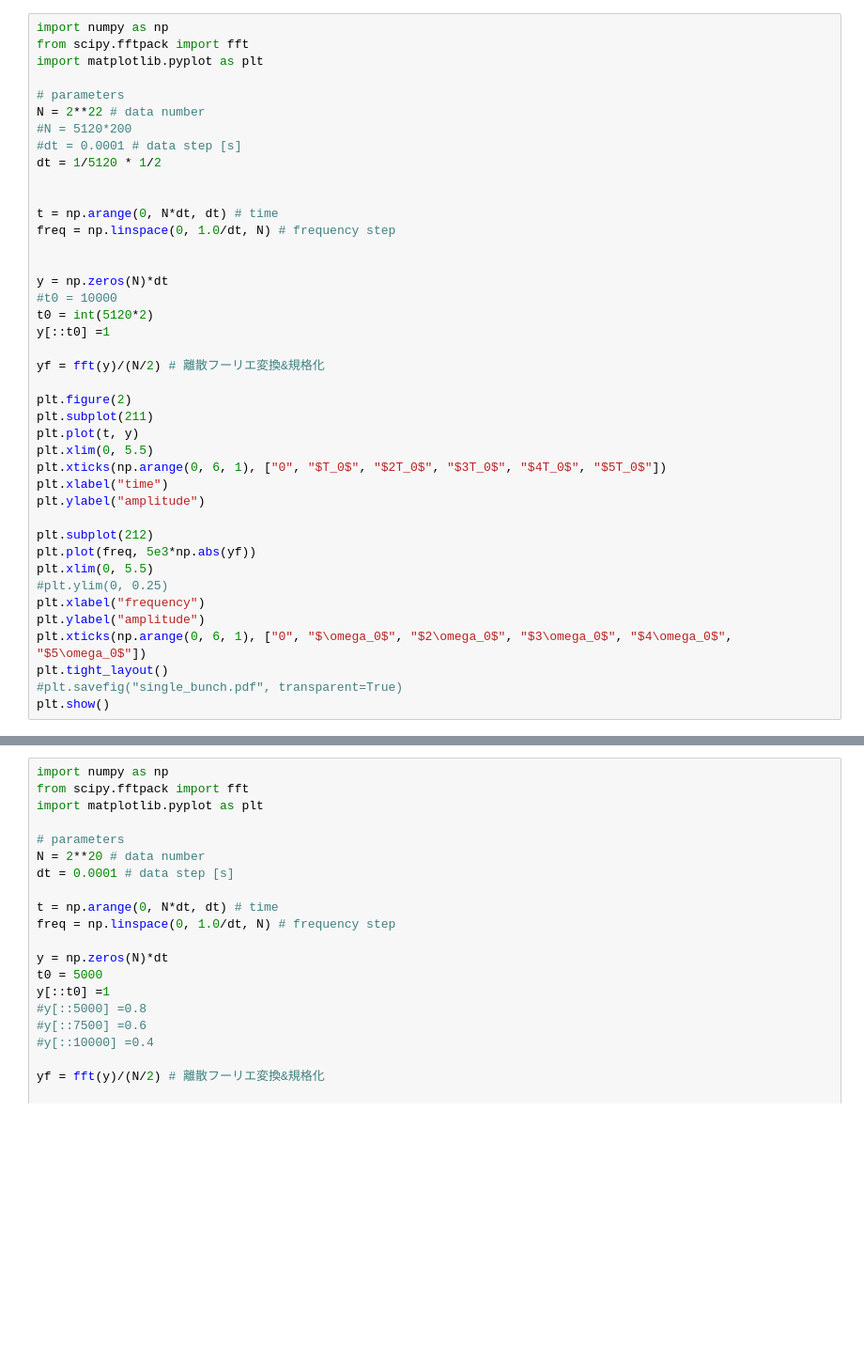
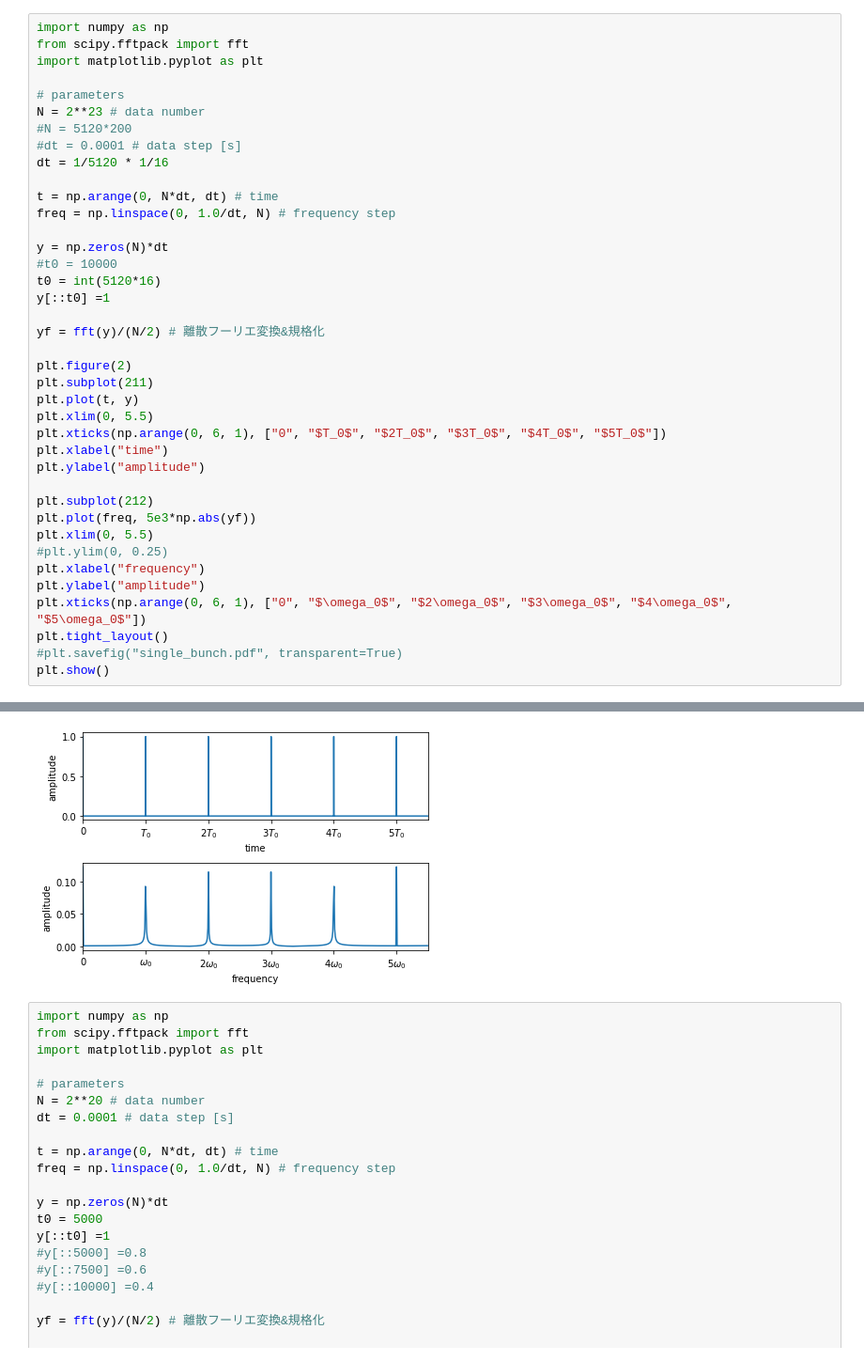
Before and after one commit to esuwaishi/IRoHa, a Jupyter notebook: Fourier.ipynb, the cells around one changed output, grey strips where cells are left out. Shown: that part at 94% size. Saved outputs shown, nothing was run; the diff lists cells and outputs as text; blank space fills up the shorter version.

```diff
--- a/Fourier.ipynb
+++ b/Fourier.ipynb
@@ -4,19 +4,17 @@ from scipy.fftpack import fft
 import matplotlib.pyplot as plt
 
 # parameters
-N = 2**22 # data number
+N = 2**23 # data number
 #N = 5120*200
 #dt = 0.0001 # data step [s]
-dt = 1/5120 * 1/2
-
+dt = 1/5120 * 1/16
 
 t = np.arange(0, N*dt, dt) # time
 freq = np.linspace(0, 1.0/dt, N) # frequency step
 
-
 y = np.zeros(N)*dt
 #t0 = 10000
-t0 = int(5120*2)
+t0 = int(5120*16)
 y[::t0] =1
 
 yf = fft(y)/(N/2) # 離散フーリエ変換&規格化
@@ -44,3 +41,4 @@ SyntaxError: invalid character '＃' (U+FF03) (<ipython-input-132-0a7d1c1e30b7>,
+[figure, added]
 # %%
 import numpy as np
 from scipy.fftpack import fft
```
Also changed, not shown: parts of 5 cells of this notebook.
